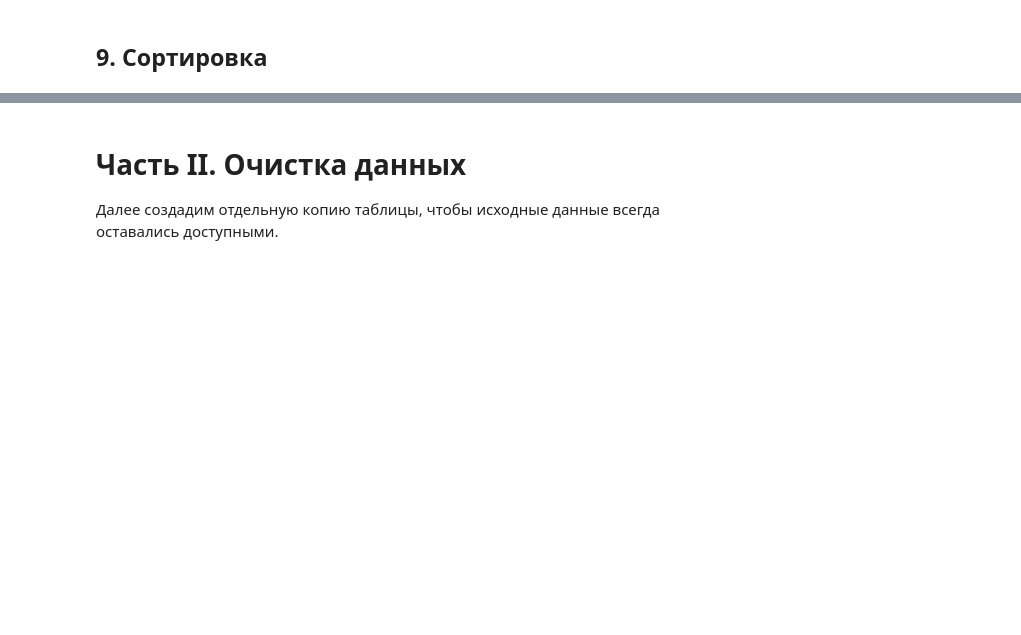
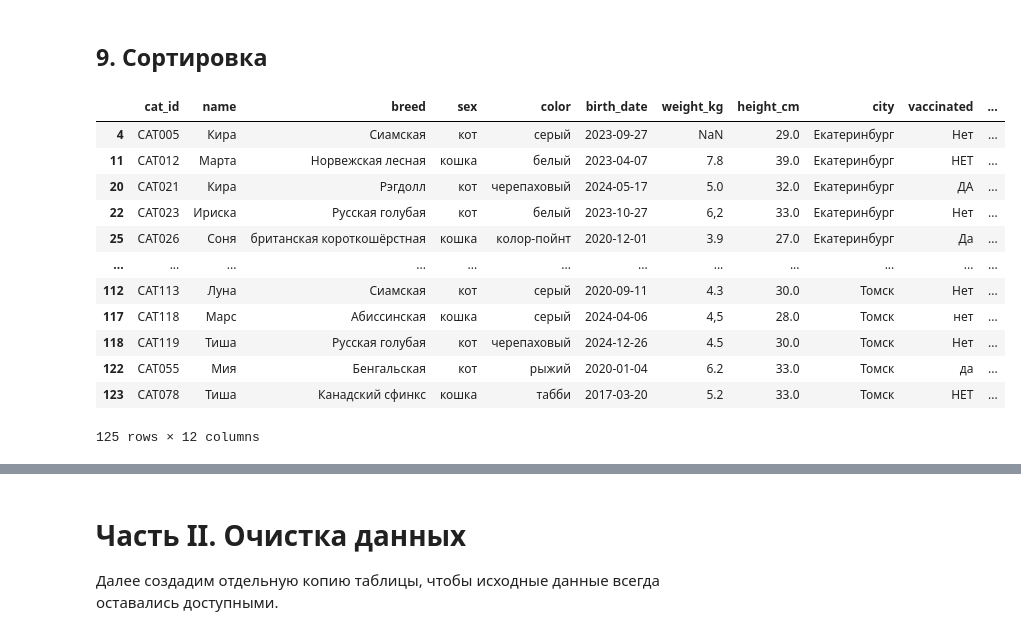
Before and after one commit to golubnichiy/bigdata_26_09, a Jupyter notebook: pandas_1_base.ipynb, the cells around one changed output, grey strips where cells are left out. Cells and saved outputs as stored; diff of their text form; code cells hidden in the pictures; blank space fills up the shorter version.

```diff
--- a/pandas_1_base.ipynb
+++ b/pandas_1_base.ipynb
@@ -16,3 +24,10 @@
 
 Если ноутбук лежит в одной папке с данными, менять ничего не нужно.
 Для запуска в другой среде достаточно изменить `DATA_DIR`.
+# %%
+DATA_DIR = Path(".")
+CSV_PATH = DATA_DIR / "cats_raw.csv"
+XLSX_PATH = DATA_DIR / "Данные по котам для Pandas.xlsx"
+
+print('CSV:', CSV_PATH)
+print('XLSX:', XLSX_PATH)
@@ -19,2 +37,5 @@
 # %% [markdown]
 ## 3. Чтение CSV
+# %%
+cats = pd.read_csv(CSV_PATH)
+cats.head()
@@ -55,2 +312,18 @@
 # %% [markdown]
 ## 9. Сортировка
+# %%
+cats.sort_values('city')
+# %% [output]
+|  | cat_id | name | breed | sex | color | birth_date | weight_kg | height_cm | city | vaccinated | ... |
+| 4 | CAT005 | Кира | Сиамская | кот | серый | 2023-09-27 | NaN | 29.0 | Екатеринбург | Нет | ... |
+| 11 | CAT012 | Марта | Норвежская лесная | кошка | белый | 2023-04-07 | 7.8 | 39.0 | Екатеринбург | НЕТ | ... |
+| 20 | CAT021 | Кира | Рэгдолл | кот | черепаховый | 2024-05-17 | 5.0 | 32.0 | Екатеринбург | ДА | ... |
+| 22 | CAT023 | Ириска | Русская голубая | кот | белый | 2023-10-27 | 6,2 | 33.0 | Екатеринбург | Нет | ... |
+| 25 | CAT026 | Соня | британская короткошёрстная | кошка | колор-пойнт | 2020-12-01 | 3.9 | 27.0 | Екатеринбург | Да | ... |
+| ... | ... | ... | ... | ... | ... | ... | ... | ... | ... | ... | ... |
+| 112 | CAT113 | Луна | Сиамская | кот | серый | 2020-09-11 | 4.3 | 30.0 | Томск | Нет | ... |
+| 117 | CAT118 | Марс | Абиссинская | кошка | серый | 2024-04-06 | 4,5 | 28.0 | Томск | нет | ... |
+| 118 | CAT119 | Тиша | Русская голубая | кот | черепаховый | 2024-12-26 | 4.5 | 30.0 | Томск | Нет | ... |
+| 122 | CAT055 | Мия | Бенгальская | кот | рыжий | 2020-01-04 | 6.2 | 33.0 | Томск | да | ... |
+| 123 | CAT078 | Тиша | Канадский сфинкс | кошка | табби | 2017-03-20 | 5.2 | 33.0 | Томск | НЕТ | ... |
+125 rows × 12 columns
```
Also changed, not shown: parts of 48 cells of this notebook.
